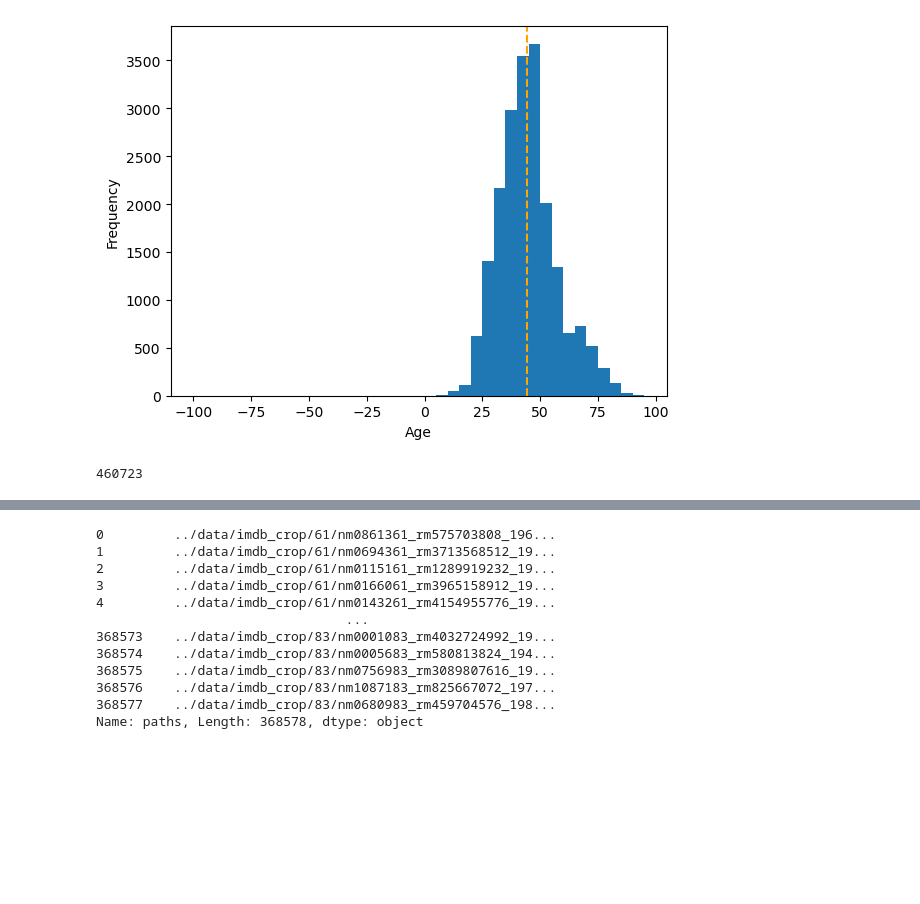
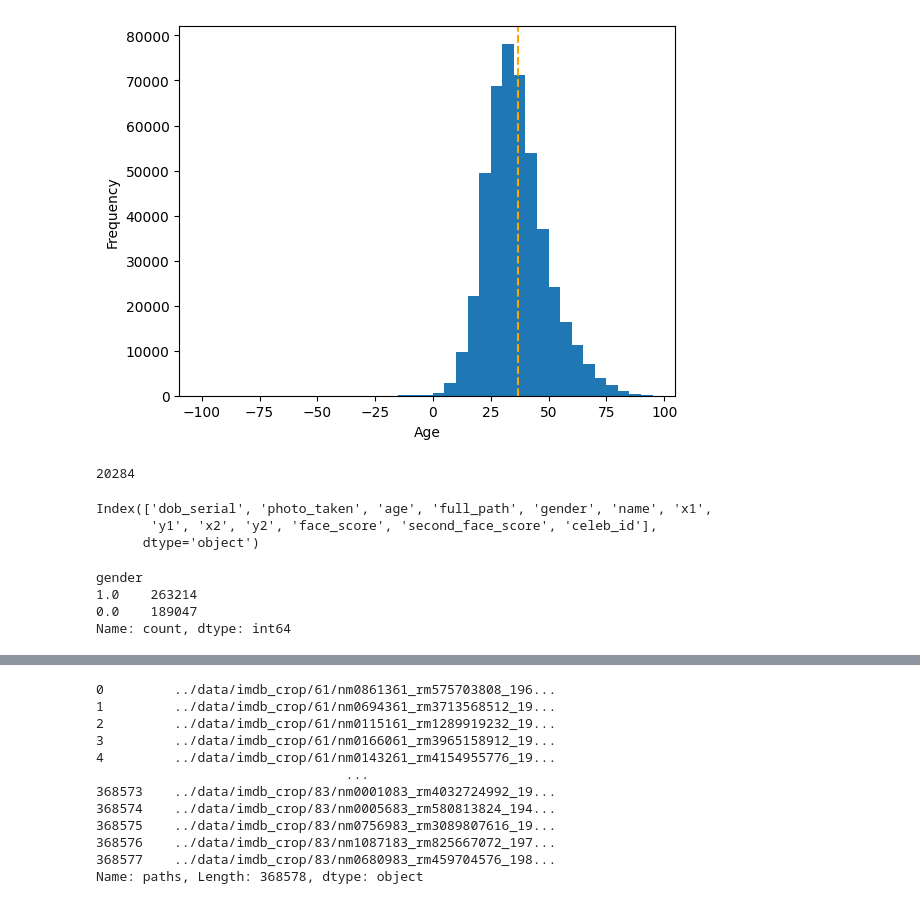
Before and after one commit to MichaelWalker11/website_1, a Jupyter notebook: notebooks/age_model.ipynb, the cells around one changed output, grey strips where cells are left out. Cells and saved outputs as stored; diff of their text form; code cells hidden in the pictures; blank space fills up the shorter version.

Commit message:
gender + plots initial

```diff
--- a/notebooks/age_model.ipynb
+++ b/notebooks/age_model.ipynb
@@ -0,0 +1,9 @@
+# %%
+import os
+
+path = "/mnt/c/Users/Walker/Documents/website_1/notebooks/age_model_1_no_croping.keras"
+
+print("exists:", os.path.exists(path))
+if os.path.exists(path):
+    print("size (MB):", os.path.getsize(path) / 1e6)
+    print("modified:", os.path.getmtime(path))
@@ -30,7 +24,7 @@ os.listdir(os.path.join(data_dir, age_dirs[0]))
 ### Data from https://data.vision.ee.ethz.ch/cvl/rrothe/imdb-wiki/
 
 #Create data fram for each file
-data_dir = '../data/imdb_crop'
+data_dir = '../data/imdb_crop/imdb_crop'
 dirs = [dir for dir in os.listdir(data_dir) if not dir.startswith('.')]
 files_dict = dict()
 for dir in dirs:
@@ -128,18 +105,30 @@ merged_df.query('age_diff ==0')
 # %%
 #Age distribution
-plt.hist(dfs.age, range=(0,100), bins=range(-100,100, 5))
+plt.hist(df.age, range=(0,100), bins=range(-100,100, 5))
 plt.xlabel("Age")
 plt.ylabel("Frequency")
-plt.axvline(x=dfs.age.mean(), color = 'orange', linestyle='--', label='Average Age')
+plt.axvline(x=df.age.mean(), color = 'orange', linestyle='--', label='Average Age')
 plt.legend
 plt.show()
 # %% [output]
-[figure, old version]
+[figure, new version]
 # %%
-import pathlib
-data_dir = '../data/imdb_crop'
-data_dir = pathlib.Path(data_dir).with_suffix('')
-image_count = len(list(data_dir.glob('*/*.jpg')))
-print(image_count)
+import pandas as pd
+df = pd.read_csv('~/Documents/MATLAB/imdb.csv')
-# %% [output]
-460723
+# %%
+df.celeb_id.nunique()
+# %% [output]
+20284
+# %%
+df.columns
+# %% [output]
+Index(['dob_serial', 'photo_taken', 'age', 'full_path', 'gender', 'name', 'x1',
+       'y1', 'x2', 'y2', 'face_score', 'second_face_score', 'celeb_id'],
+      dtype='object')
+# %%
+df.gender.value_counts()
+# %% [output]
+gender
+1.0    263214
+0.0    189047
+Name: count, dtype: int64
```
Also changed, not shown: parts of 24 cells of this notebook, 13 other files.
